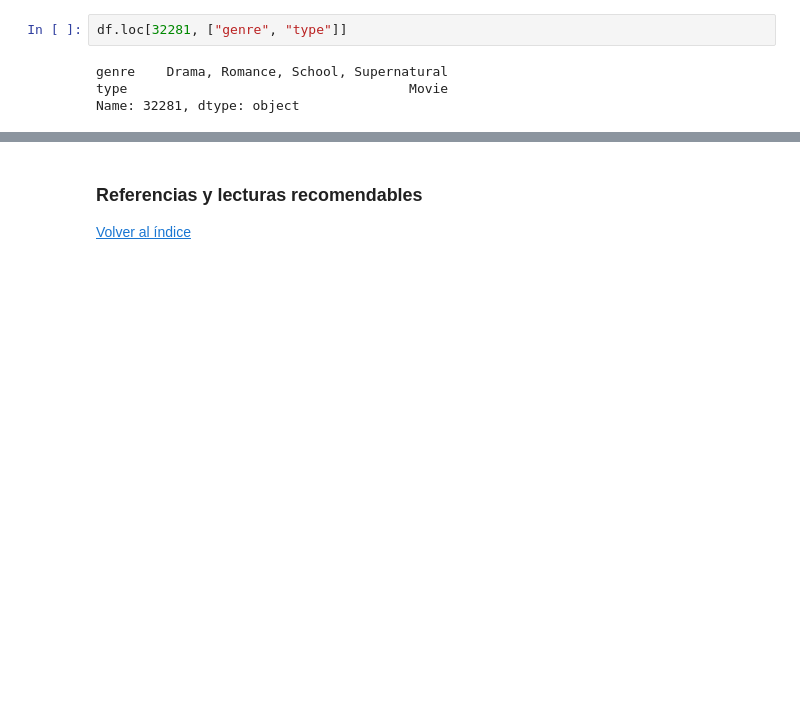
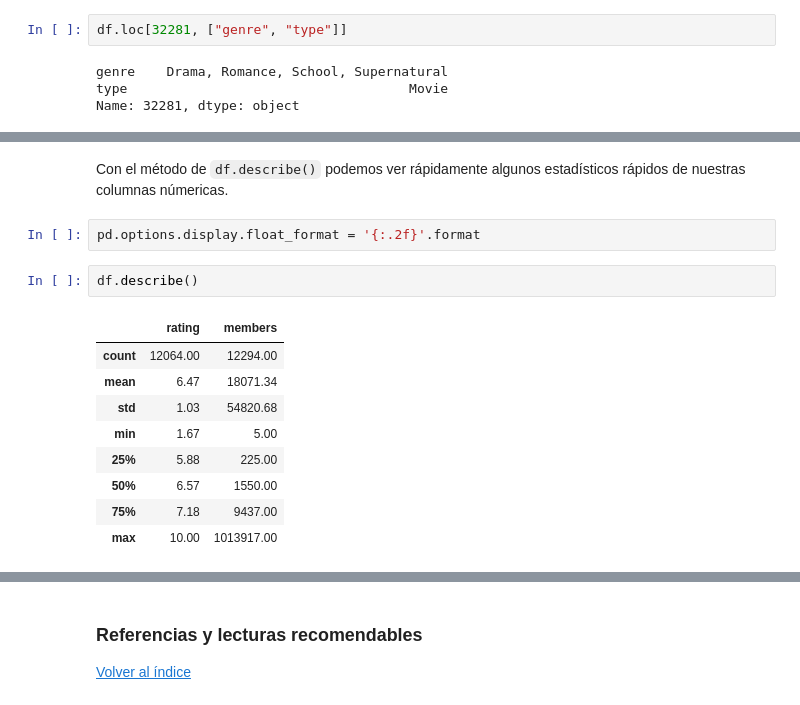
Before and after one commit to DalilaGimenez/nuclio_charlas, a Jupyter notebook: PANDAS.ipynb, the cells around one changed output, grey strips where cells are left out. Drawn from its saved outputs; the diff is of its cells as text; blank space fills up the shorter version.

```diff
--- a/PANDAS.ipynb
+++ b/PANDAS.ipynb
@@ -667,0 +396,16 @@ Recomendamos a los alumnos que los vayan incorporando en su kit diario cuanto an
+# %% [markdown]
+Con el método de `df.describe()` podemos ver rápidamente algunos estadísticos rápidos de nuestras columnas númericas.
+# %%
+pd.options.display.float_format = '{:.2f}'.format
+# %%
+df.describe()
+# %% [output]
+|  | rating | members |
+| count | 12064.00 | 12294.00 |
+| mean | 6.47 | 18071.34 |
+| std | 1.03 | 54820.68 |
+| min | 1.67 | 5.00 |
+| 25% | 5.88 | 225.00 |
+| 50% | 6.57 | 1550.00 |
+| 75% | 7.18 | 9437.00 |
+| max | 10.00 | 1013917.00 |
```
Also changed, not shown: parts of 113 cells of this notebook, 2 other files.
